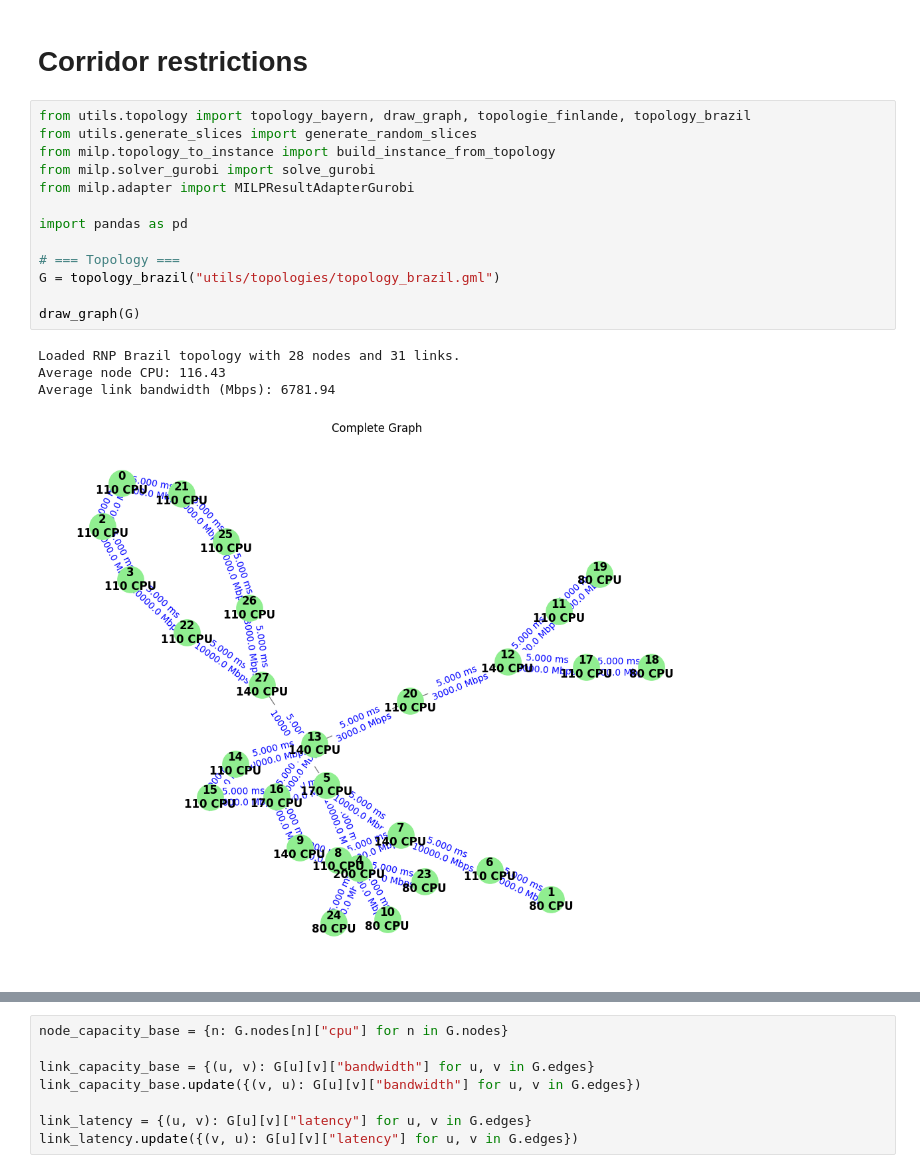
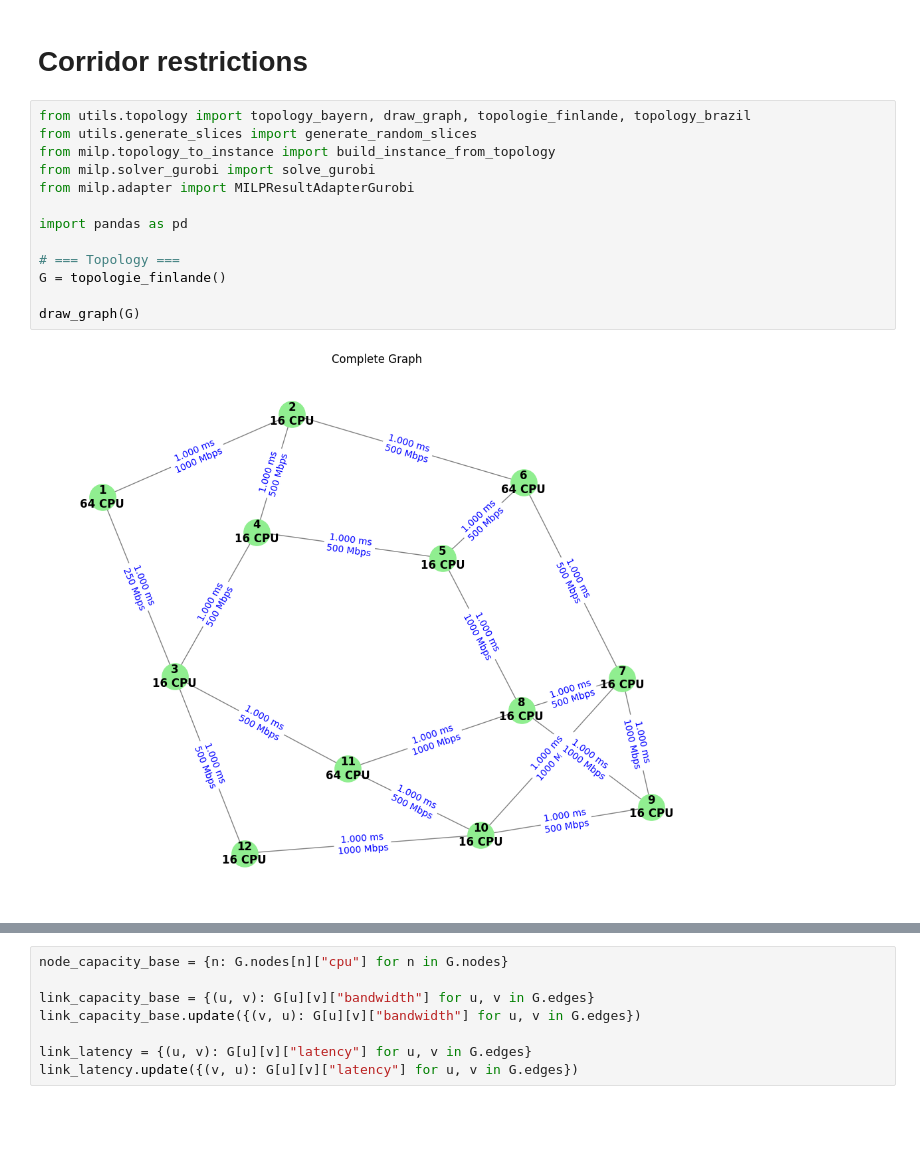
Before and after one commit to ceciliadesousaluzalmeida/5g-slicing-energy-effiiciency, a Jupyter notebook: simulator/milp.ipynb, the cells around one changed output, grey strips where cells are left out. Drawn from its saved outputs; the diff is of its cells as text; blank space fills up the shorter version.

```diff
--- a/simulator/milp.ipynb
+++ b/simulator/milp.ipynb
@@ -9,21 +19,18 @@ results_dir = create_simulation_folder()
 # %%
 from utils.topology import topology_bayern, draw_graph, topologie_finlande, topology_brazil
 from utils.generate_slices import generate_random_slices
 from milp.topology_to_instance import build_instance_from_topology
 from milp.solver_gurobi import solve_gurobi
 from milp.adapter import MILPResultAdapterGurobi
 
 import pandas as pd
 
 # === Topology ===
-G = topology_brazil("utils/topologies/topology_brazil.gml")
+G = topologie_finlande()
 
 draw_graph(G)
 # %% [output]
-Loaded RNP Brazil topology with 28 nodes and 31 links.
-Average node CPU: 116.43
-Average link bandwidth (Mbps): 6781.94
-[figure, old version]
+[figure, new version]
 # %%
 
 from utils.generate_slices import generate_random_slices
```
Also changed, not shown: parts of 38 cells of this notebook, 53 other files.
